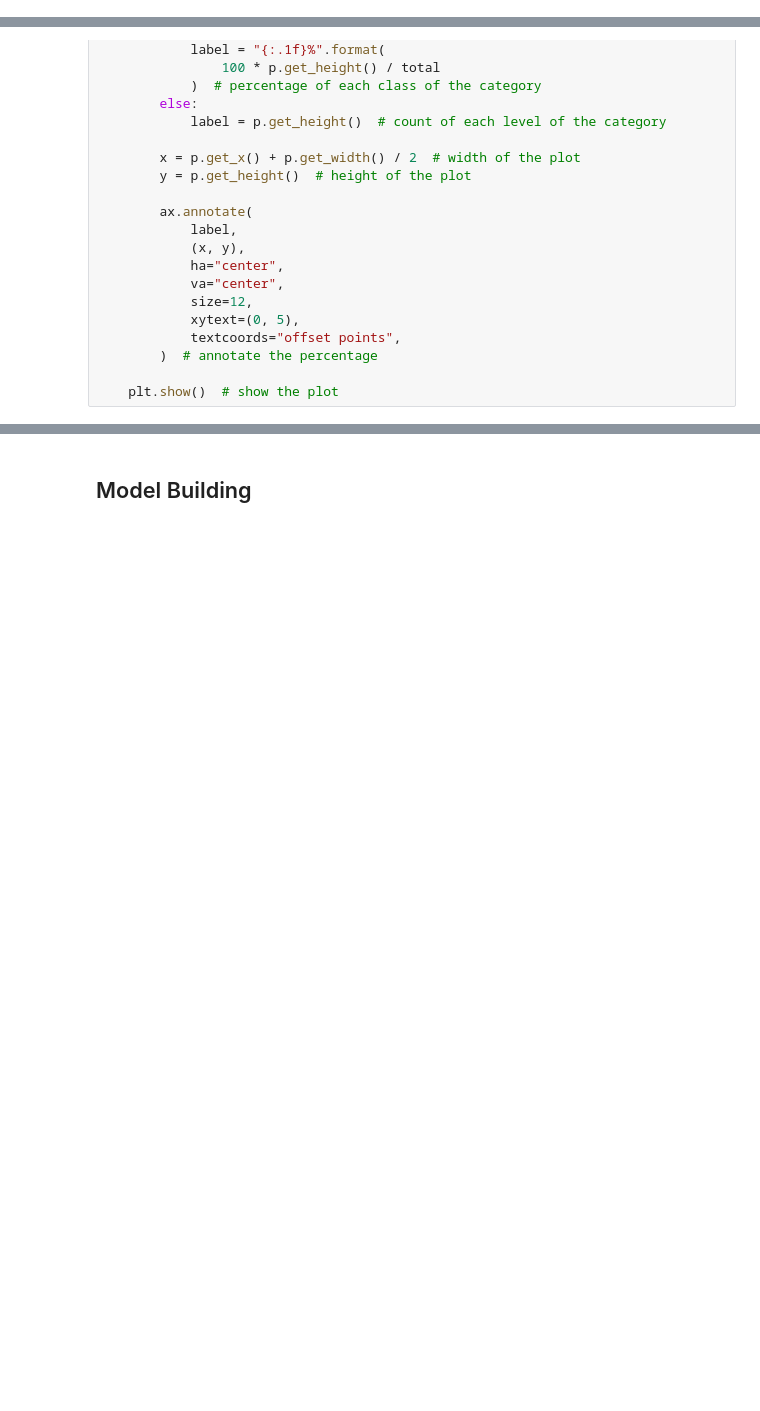
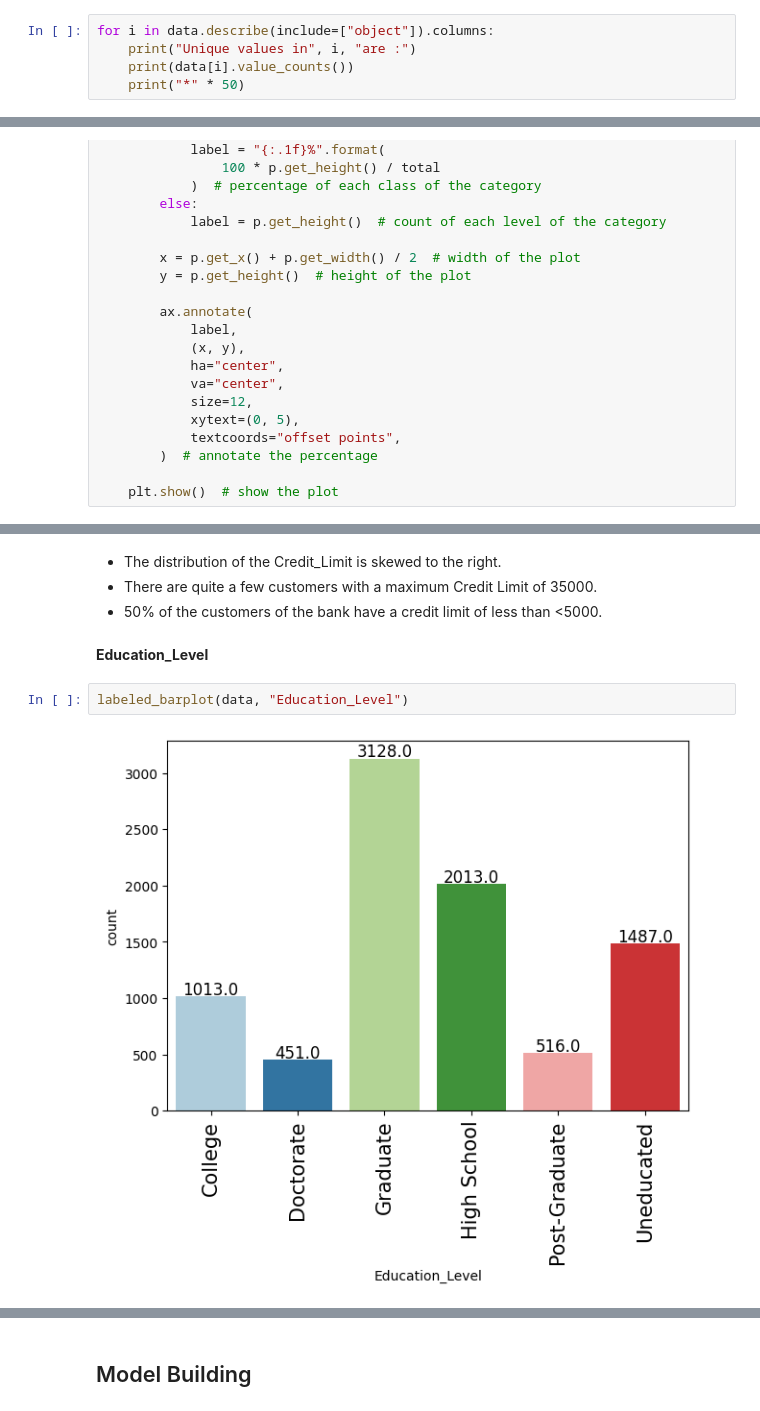
Before and after one commit to rahulcode2023/ai-ml-data-science-projects, a Jupyter notebook: projects/credit-card-churn-prediction/Rahul_AML_Credit_Card_Users_Churn_Prediction.ipynb, the cells around one changed output, grey strips where cells are left out. Cells and saved outputs as stored; diff of their text form; blank space fills up the shorter version.

```diff
--- a/projects/credit-card-churn-prediction/Rahul_AML_Credit_Card_Users_Churn_Prediction.ipynb
+++ b/projects/credit-card-churn-prediction/Rahul_AML_Credit_Card_Users_Churn_Prediction.ipynb
@@ -131,0 +286,5 @@ from sklearn.metrics import (
+# %%
+for i in data.describe(include=["object"]).columns:
+    print("Unique values in", i, "are :")
+    print(data[i].value_counts())
+    print("*" * 50)
@@ -303,0 +508,10 @@ def distribution_plot_wrt_target(data, predictor, target):
+# %% [markdown]
+* The distribution of the Credit_Limit is skewed to the right.
+* There are quite a few customers with a maximum Credit Limit of 35000.
+* 50% of the customers of the bank have a credit limit of less than <5000.
+# %% [markdown]
+**Education_Level**
+# %%
+labeled_barplot(data, "Education_Level")
+# %% [output]
+[figure, added]
```
Also changed, not shown: parts of 276 cells of this notebook, 12 other files.
